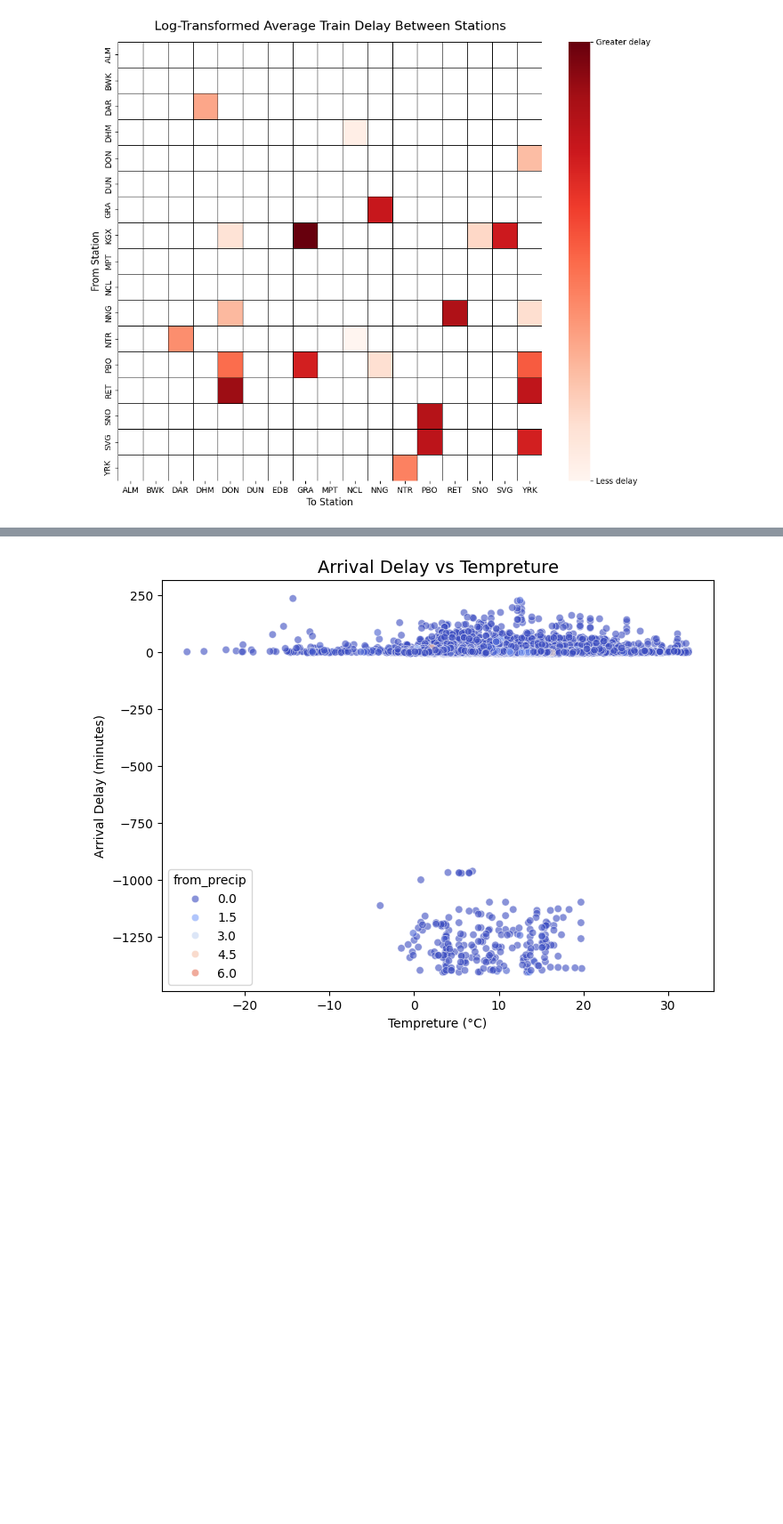
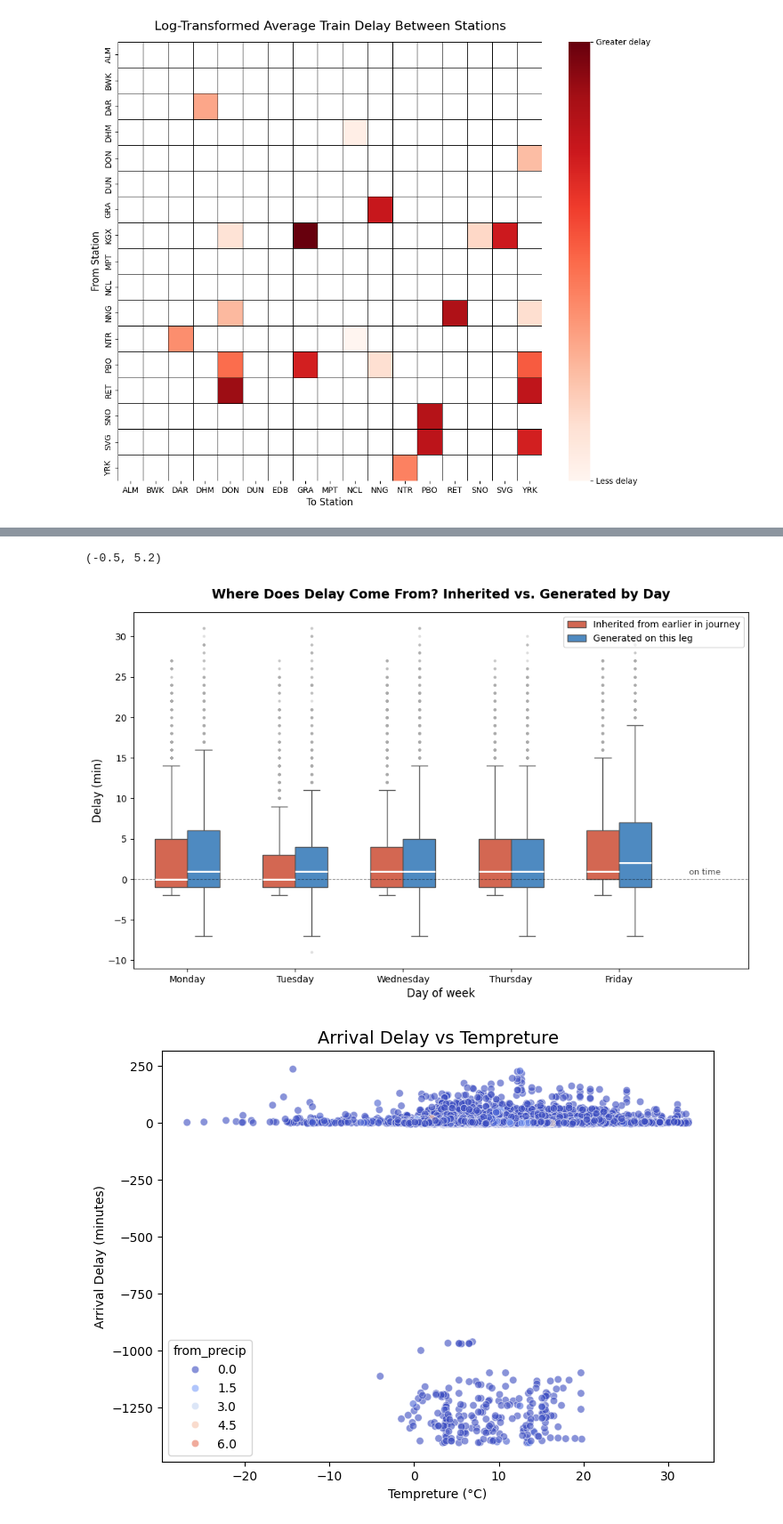
Before and after one commit to DanielAnthonyJones/LNER-Disruption-Prediction, a Jupyter notebook: LNER_eda_notebook.ipynb, the cells around one changed output, grey strips where cells are left out. Shown at 89% size. Cells and saved outputs as stored; diff of their text form; code cells hidden in the pictures; blank space fills up the shorter version.

```diff
--- a/LNER_eda_notebook.ipynb
+++ b/LNER_eda_notebook.ipynb
@@ -137,3 +364,76 @@ plt.show()
+# %%
+# Map day numbers to names
+day_map = {0:'Monday', 1:'Tuesday', 2:'Wednesday', 3:'Thursday', 4:'Friday'}
+df['day_of_week_name'] = df['day_of_week'].map(day_map)
+
+# Filter each delay column independently using 3×IQR
+# clean all three columns, not just arrival_delay_min
+def iqr_bounds(series):
+    Q1 = series.quantile(0.25)
+    Q3 = series.quantile(0.75)
+    IQR = Q3 - Q1
+    return Q1 - 3 * IQR, Q3 + 3 * IQR
+
+arr_lower, arr_upper = iqr_bounds(df['arrival_delay_min'])
+prop_lower, prop_upper = iqr_bounds(df['propagated_delay_min'])
+seg_lower, seg_upper = iqr_bounds(df['end_segment_delay_min'])
+
+df_filtered = df[
+    (df['arrival_delay_min'].between(arr_lower, arr_upper)) &
+    (df['propagated_delay_min'].between(prop_lower, prop_upper)) &
+    (df['end_segment_delay_min'].between(seg_lower, seg_upper)) &
+    (df['day_of_week_name'].notna())
+].copy()
+
+n_removed = len(df) - len(df_filtered)
+pct_removed = 100 * n_removed / len(df)
+
+# Reshape to long format for side-by-side boxplot
+df_melt = df_filtered.melt(
+    id_vars=['day_of_week_name'],
+    value_vars=['propagated_delay_min', 'end_segment_delay_min'],
+    var_name='Delay Type',
+    value_name='Minutes'
+)
+
+df_melt['Delay Type'] = df_melt['Delay Type'].map({
+    'propagated_delay_min': 'Inherited from earlier in journey',
+    'end_segment_delay_min': 'Generated on this leg'
+})
+
+# Plot
+day_order = ['Monday', 'Tuesday', 'Wednesday', 'Thursday', 'Friday']
+
+fig, ax = plt.subplots(figsize=(12, 7))
+
+sns.boxplot(
+    data=df_melt,
+    x='day_of_week_name',
+    y='Minutes',
+    hue='Delay Type',
+    order=day_order,
+    palette=['#E8593C', '#3B8BD4'],
+    width=0.6,
+    flierprops=dict(marker='o', markersize=3, markerfacecolor='#aaaaaa',
+                    markeredgecolor='none', alpha=0.4),
+    medianprops=dict(color='white', linewidth=2),
+    ax=ax
+)
+
+# Zero reference line
+ax.axhline(0, color='black', linewidth=0.8, linestyle='--', alpha=0.5)
+ax.text(4.65, 0.3, 'on time', fontsize=9, color='#555555', va='bottom')
+
+# Titles and labels
+ax.set_title('Where Does Delay Come From? Inherited vs. Generated by Day',
+             fontsize=14, fontweight='bold', pad=15)
+ax.set_xlabel('Day of week', fontsize=12)
+ax.set_ylabel('Delay (min)', fontsize=12)
+ax.legend(title='', fontsize=10, loc='upper right')
+ax.set_xlim(-0.5, 5.2)
+# %% [output]
+(-0.5, 5.2)
+[figure, added]
 # %%
 # delay vs tempreture
 plt.figure(figsize = (8,6))
```
Also changed, not shown: parts of 8 cells of this notebook, 1 other file.
